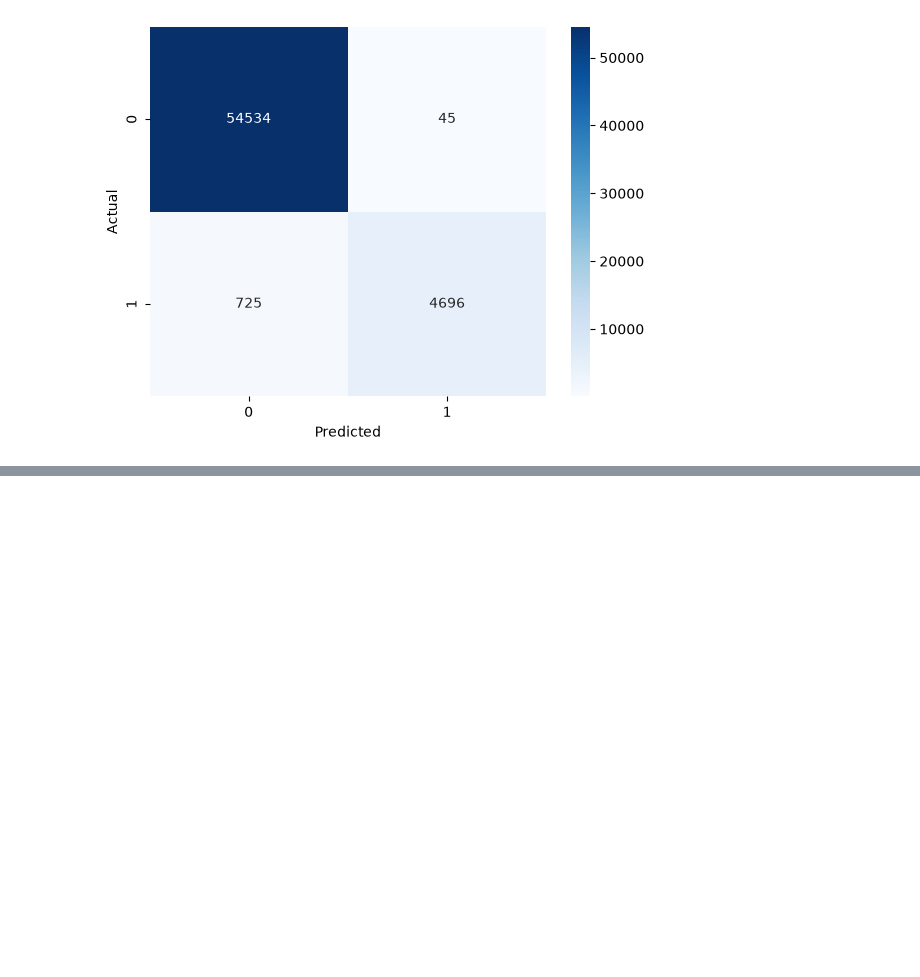
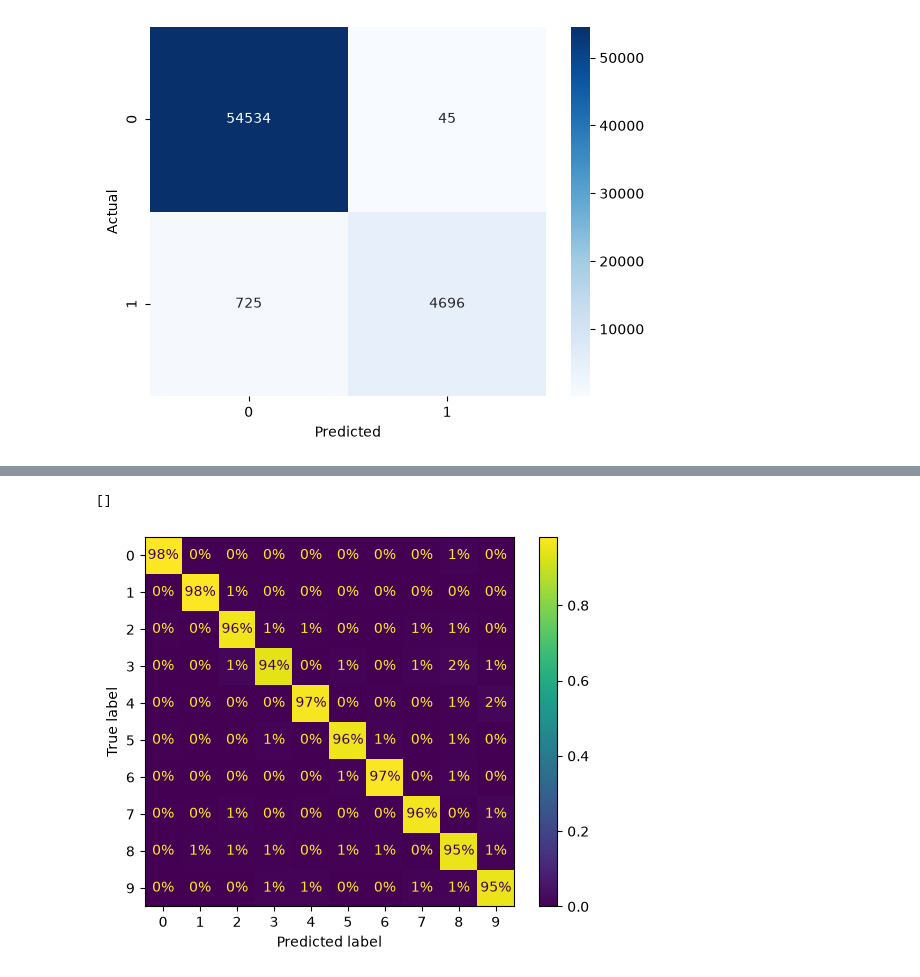
Before and after one commit to maaz-b/classification-problems, a Jupyter notebook: mnist_detector.ipynb, the cells around one changed output, grey strips where cells are left out. Cells and saved outputs as stored; diff of their text form; code cells hidden in the pictures; blank space fills up the shorter version.

```diff
--- a/mnist_detector.ipynb
+++ b/mnist_detector.ipynb
@@ -266,0 +436,6 @@ plt.plot()
+# %%
+ConfusionMatrixDisplay.from_predictions(y_train, rf_pred_ovo, normalize="true", values_format=".0%")
+plt.plot()
+# %% [output]
+[]
+[figure, added]
```
Also changed, not shown: parts of 34 cells of this notebook.
